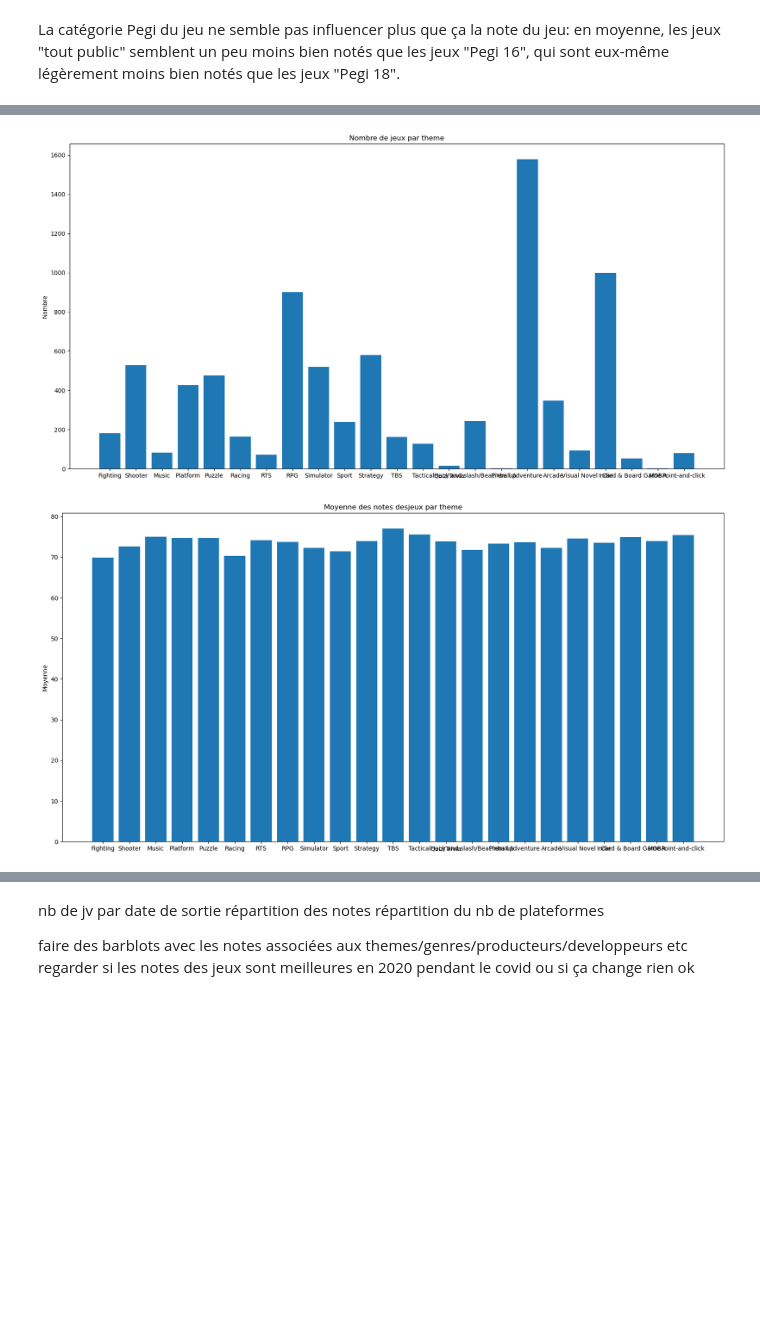
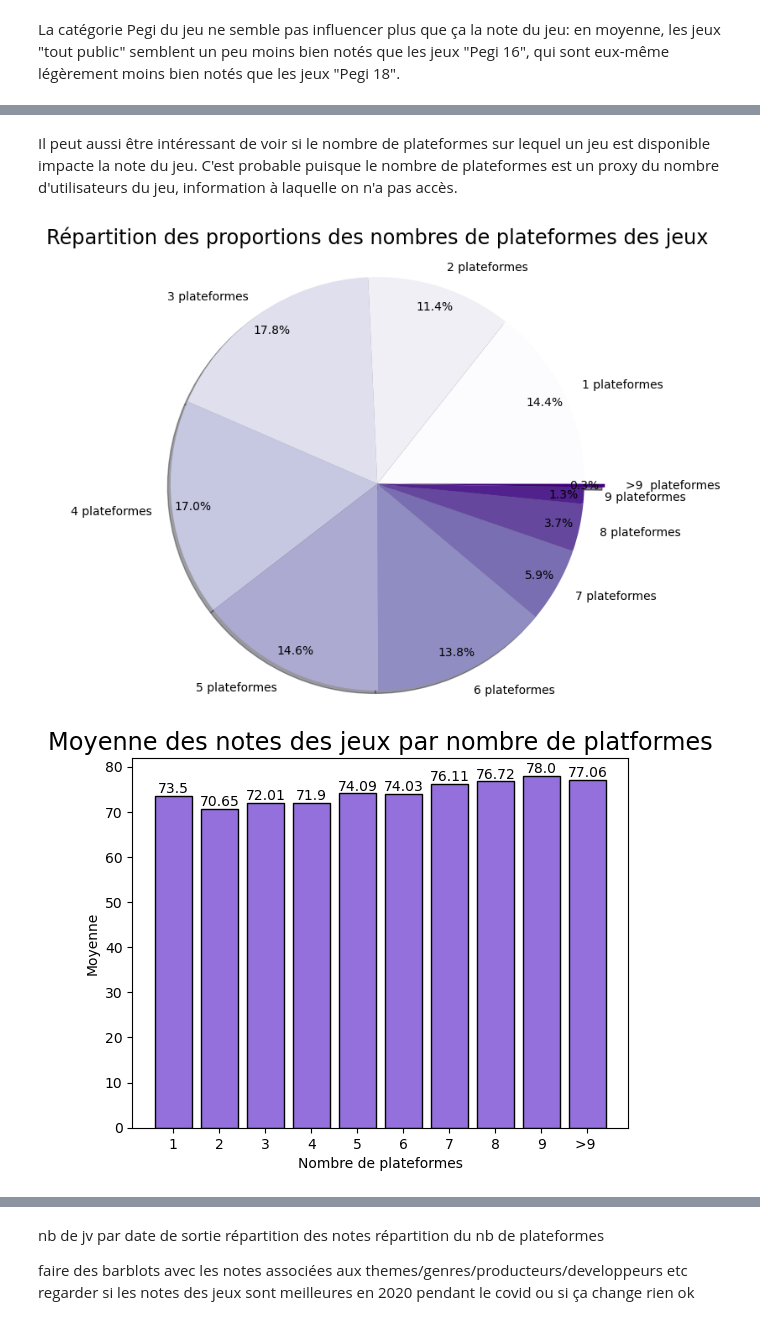
Before and after one commit to PyTomSss/PythonProjects, a Jupyter notebook: Project_Notebook.ipynb, the cells around one changed output, grey strips where cells are left out. Saved outputs shown, nothing was run; the diff lists cells and outputs as text; code cells hidden in the pictures; blank space fills up the shorter version.

```diff
--- a/Project_Notebook.ipynb
+++ b/Project_Notebook.ipynb
@@ -1324,29 +1240,42 @@ plt.show()
-# %%
-liste = [(str(i), DF[DF[i] == 1]['Note'].count()) for i in list(genre_dictionnary.values())]
-
-categories, proportions = zip(*liste)
-
-plt.figure(figsize=(20,10))
-plt.bar(categories, proportions)
-
-plt.ylabel('Nombre')
-plt.title('Nombre de jeux par theme')
-plt.show()
-
-
-
-
-Nbr_platformes = [(str(i), DF[DF[i] == 1]['Note'].mean()) for i in list(genre_dictionnary.values())]
-
-
-categories_age, proportions = zip(*Nbr_platformes)
-
-plt.figure(figsize=(20,10))
-plt.bar(categories_age, proportions)
-
-plt.ylabel('Moyenne')
-plt.title('Moyenne des notes desjeux par theme')
-plt.show()
-# %% [output]
-[figure, removed]
-[figure, removed]
+# %% [markdown]
+Il peut aussi être intéressant de voir si le nombre de plateformes sur lequel un jeu est disponible impacte la note du jeu. C'est probable puisque le nombre de plateformes est un proxy du nombre d'utilisateurs du jeu, information à laquelle on n'a pas accès.
+# %%
+Nbr_platformes = [(i, DF[DF['nb_platforms'] == i]['Note'].count(),DF[DF['nb_platforms'] == i]['Note'].mean()) for i in set(DF["nb_platforms"])]
+
+dfbis=pd.DataFrame(Nbr_platformes)
+
+#on fait d'abord un camembert qui montre que les jeux étant présents sur plus de 10 plateformes sont en très faible proportion
+autresprop=dfbis[dfbis[1]/dfbis[1].sum()<0.01].index
+dfbis.loc['>9 ']=dfbis.loc[autresprop].mean()
+dfbis=dfbis.drop(autresprop)
+dfbis['indexbis'] = dfbis.index.astype(str) + ' plateformes'
+dfbis['indexbisbis'] = dfbis.index.astype(str)
+
+myexplode=np.zeros(len(dfbis))
+myexplode[len(dfbis)-1]=0.2
+colors = plt.cm.Purples(np.linspace(0, 1,len(dfbis)))
+
+plt.figure(figsize=(4,4))
+plt.pie(dfbis[1],labels=dfbis['indexbis'], explode=myexplode, autopct='%1.1f%%',startangle=0,pctdistance=0.9,
+        labeldistance=1.1,colors=colors, radius=2, shadow=True)
+
+plt.title('Répartition des proportions des nombres de plateformes des jeux', y=1.4,fontsize= 'xx-large')
+plt.show()
+
+
+#on peut ensuite tracer le barplot des notes moyennes en fonction du nombre de plateformes
+plt.figure()
+bars = plt.bar(dfbis['indexbisbis'], dfbis[2], color = 'mediumpurple', edgecolor = 'black')
+
+for bar in bars:
+    yval = bar.get_height()
+    plt.text(bar.get_x() + bar.get_width()/2, yval, round(yval, 2), ha='center', va='bottom')
+
+
+plt.xlabel('Nombre de plateformes')
+plt.ylabel('Note moyenne')
+plt.title('Moyenne des notes des jeux par nombre de platformes',y=1.4,fontsize= 'xx-large')
+plt.show()
+# %% [output]
+[figure, added]
+[figure, added]
```
Also changed, not shown: parts of 20 cells of this notebook.
